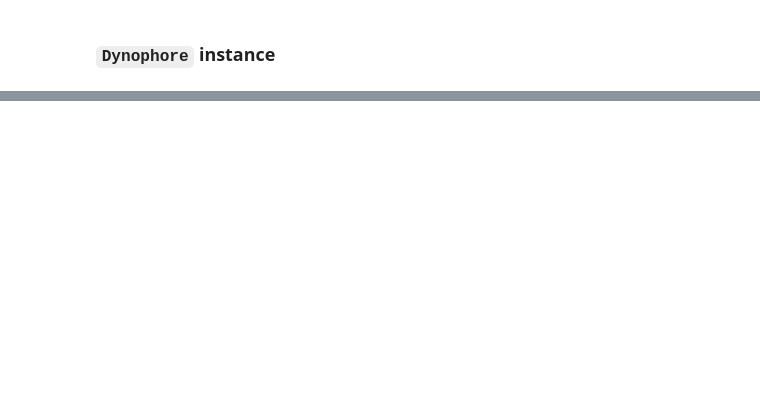
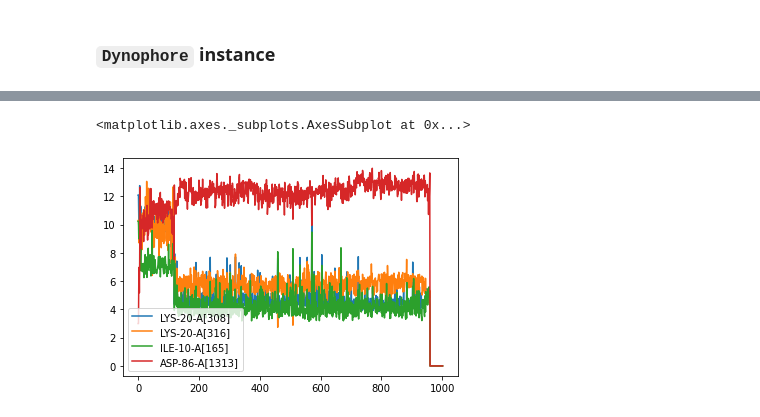
Before and after one commit to wolberlab/dynophores, a Jupyter notebook: docs/examples/notebooks/analyze_dynophores.ipynb, the cells around one changed output, grey strips where cells are left out. Drawn from its saved outputs; the diff is of its cells as text; code cells hidden in the pictures; blank space fills up the shorter version.

```diff
--- a/docs/examples/notebooks/analyze_dynophores.ipynb
+++ b/docs/examples/notebooks/analyze_dynophores.ipynb
@@ -125,0 +224,5 @@ dynophore.from_file(DATA)
+# %%
+dynophore.envpartners_distances['HBA[4619]'].plot()
+# %% [output]
+<matplotlib.axes._subplots.AxesSubplot at 0x...>
+[figure, added]
```
Also changed, not shown: parts of 38 cells of this notebook, 1 other file.
